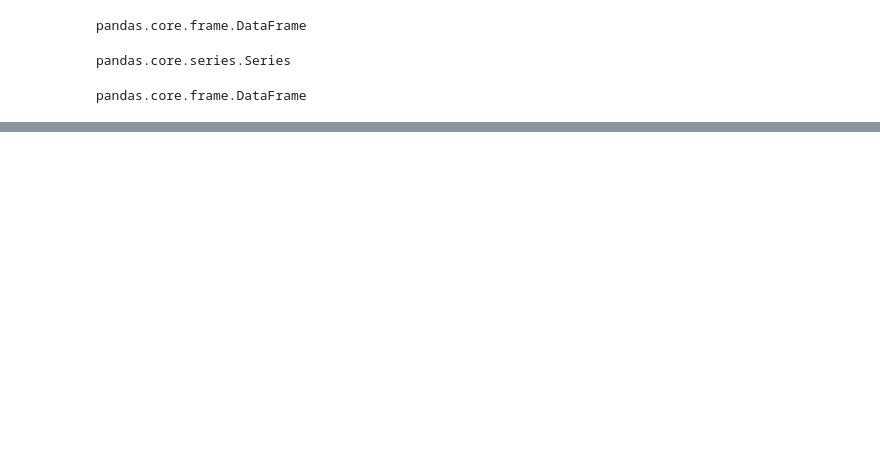
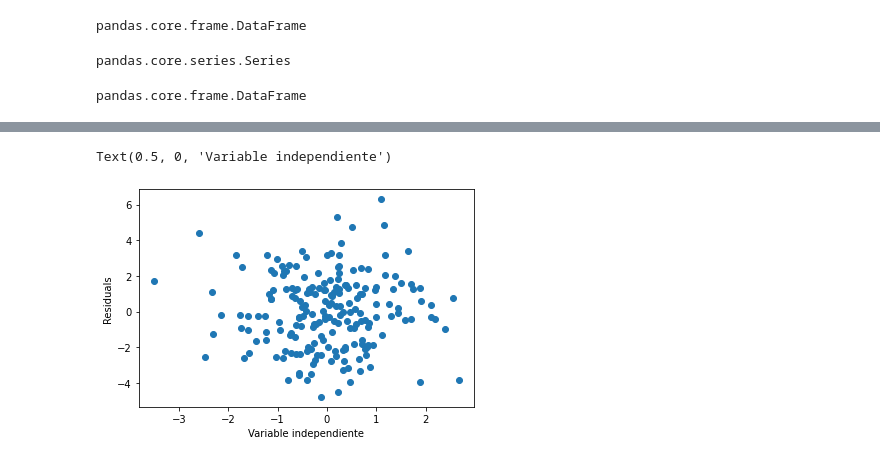
Before and after one commit to rogive/DataScience-Makeitreal, a Jupyter notebook: jupyter_numpy/Introduccion a feature Engineering.ipynb, the cells around one changed output, grey strips where cells are left out. Saved outputs shown, nothing was run; the diff lists cells and outputs as text; code cells hidden in the pictures; blank space fills up the shorter version.

Commit message:
introduction linear regression

```diff
--- a/jupyter_numpy/Introduccion a feature Engineering.ipynb
+++ b/jupyter_numpy/Introduccion a feature Engineering.ipynb
@@ -543,0 +542,2 @@ pandas.core.frame.DataFrame
+# %%
+linreg = LinearRegression()
@@ -543,0 +552,2 @@ pandas.core.frame.DataFrame
+# %%
+linreg.fit(x1, df5['y'])
@@ -543,0 +558,2 @@ pandas.core.frame.DataFrame
+# %%
+predictions = linreg.predict(x1)
@@ -543,0 +597,2 @@ pandas.core.frame.DataFrame
+# %%
+residulas = df5['y'] - predictions
@@ -543,0 +616,7 @@ pandas.core.frame.DataFrame
+# %%
+plt.scatter(y=residulas, x=df5['x'])
+plt.ylabel('Residuals')
+plt.xlabel('Variable independiente')
+# %% [output]
+Text(0.5, 0, 'Variable independiente')
+[figure, added]
```
Also changed, not shown: parts of 130 cells of this notebook, 4 other files.
